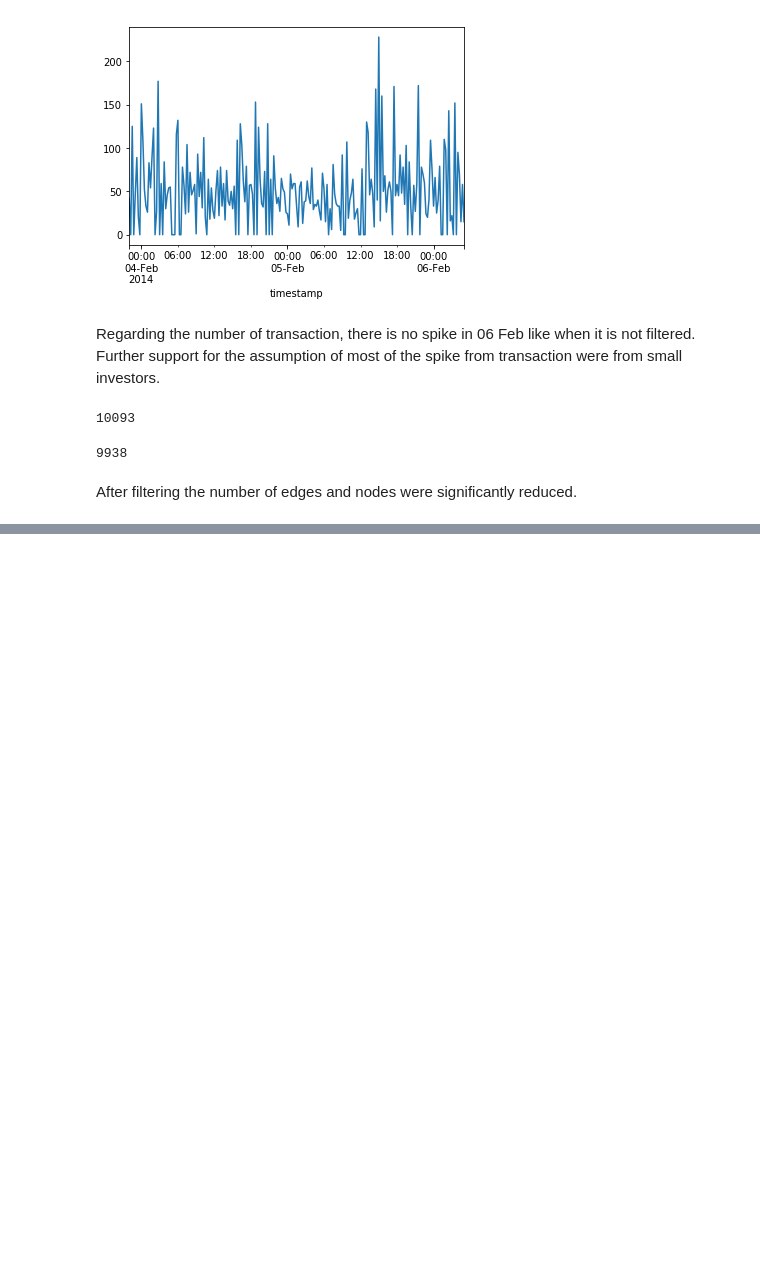
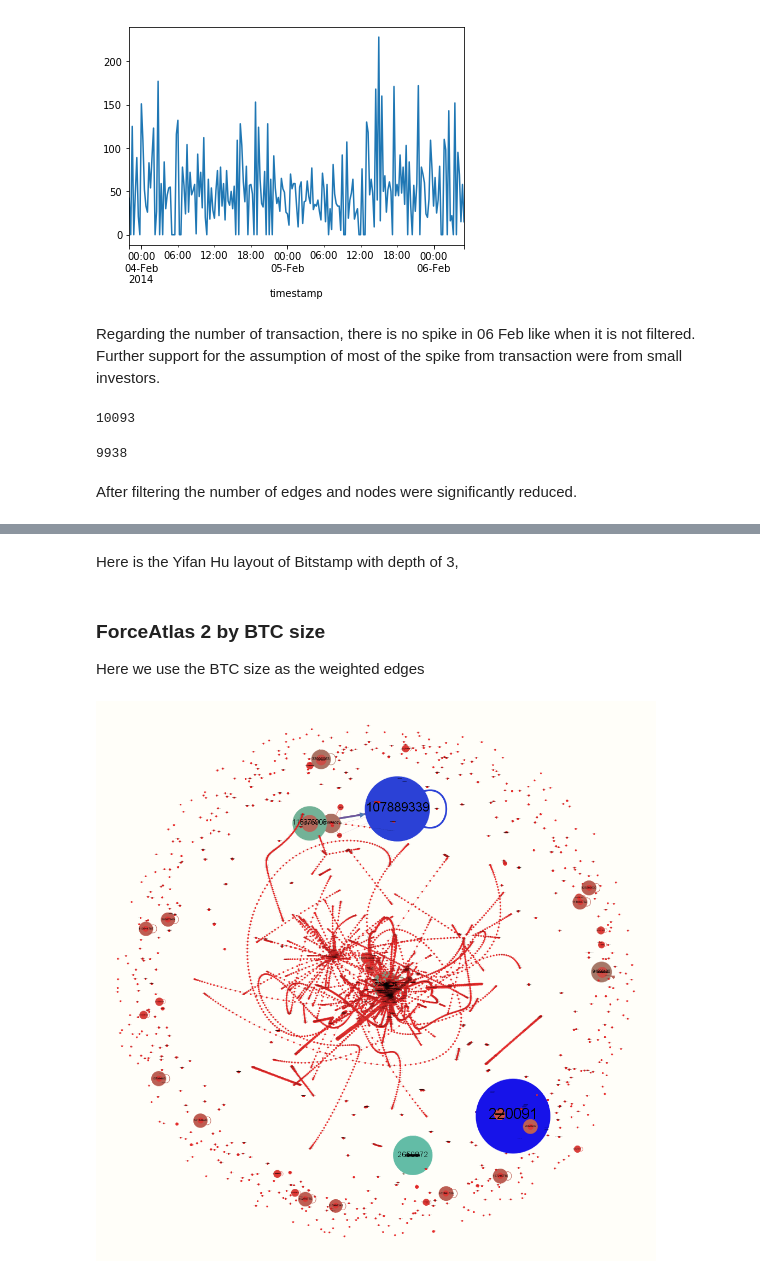
Before and after one commit to HongxiaTang/Mt.Gox, a Jupyter notebook: Viet's code/Project.ipynb, the cells around one changed output, grey strips where cells are left out. Drawn from its saved outputs; the diff is of its cells as text; code cells hidden in the pictures; blank space fills up the shorter version.

```diff
--- a/Viet's code/Project.ipynb
+++ b/Viet's code/Project.ipynb
@@ -109,0 +131,9 @@ After filtering the number of edges and nodes were significantly reduced.
+# %% [markdown]
+Here is the Yifan Hu layout of Bitstamp with depth of 3,
+# %% [markdown]
+### ForceAtlas 2 by BTC size
+Here we use the BTC size as the weighted edges
+# %%
+Image(filename="Weight.png",width=800,height=800)
+# %% [output]
+[figure, added]
```
Also changed, not shown: parts of 7 cells of this notebook, 11 other files.
